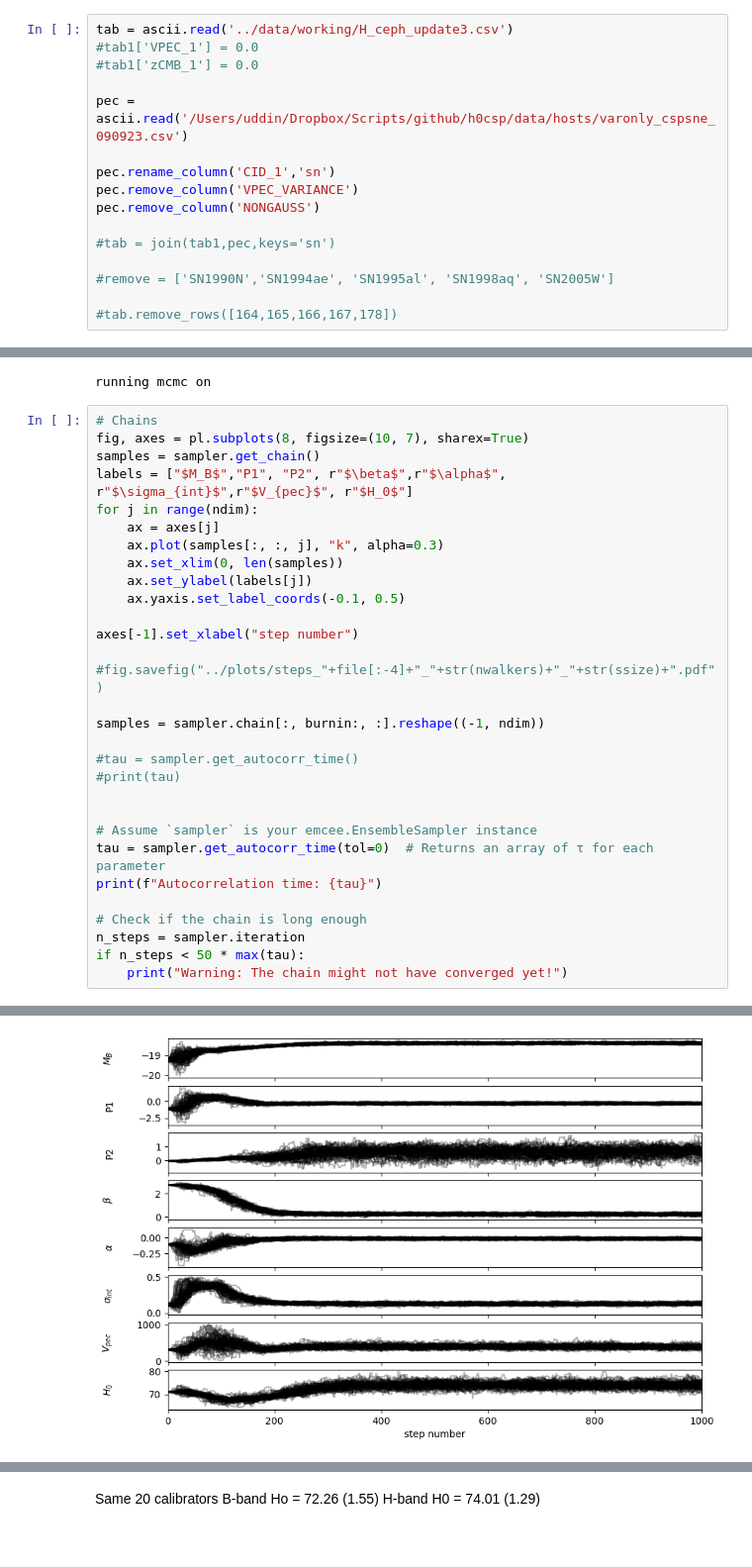
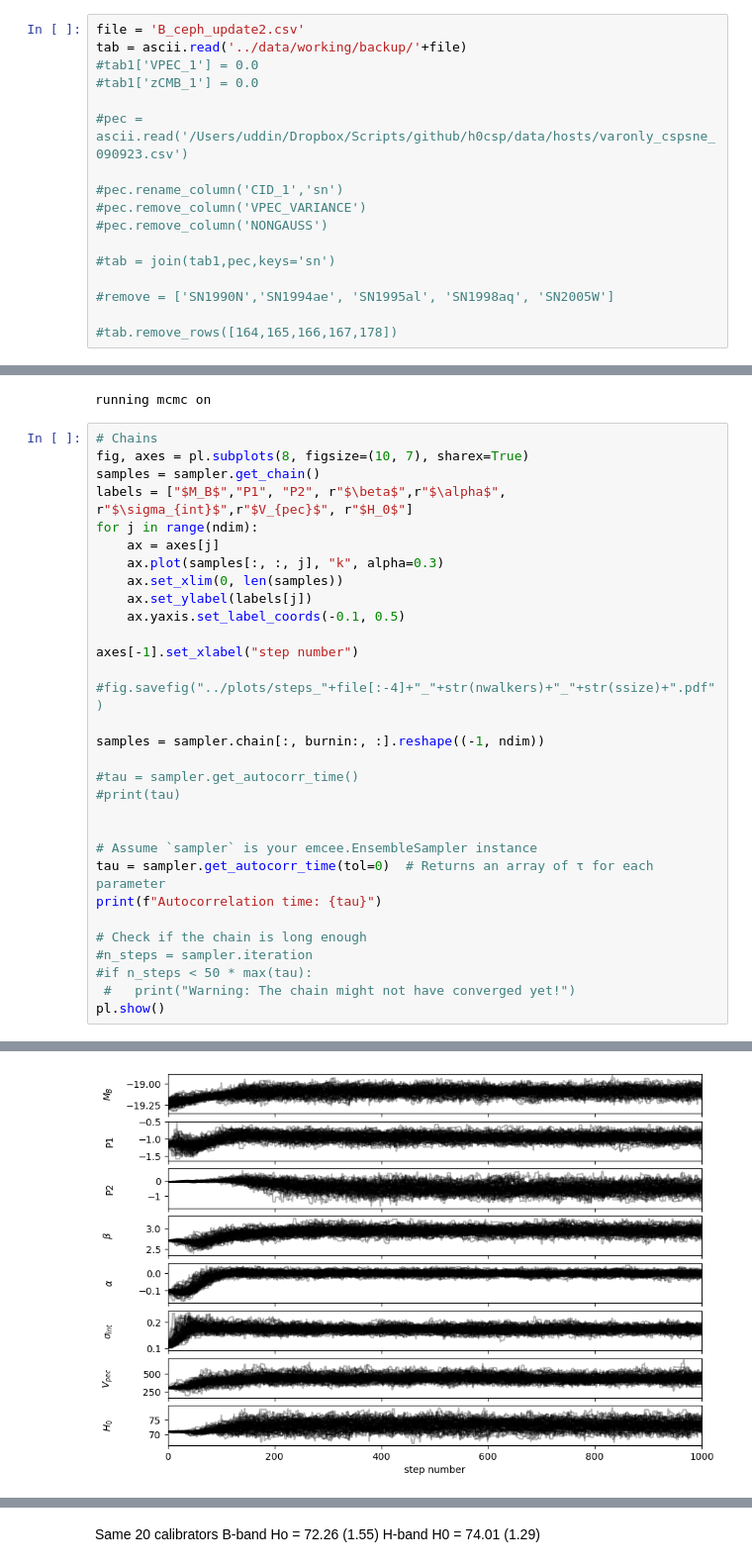
Before and after one commit to syeduddin/h0csp, a Jupyter notebook: scripts/H0CSP.ipynb, the cells around one changed output, grey strips where cells are left out. Shown at 99% size. Drawn from its saved outputs; the diff is of its cells as text.

```diff
--- a/scripts/H0CSP.ipynb
+++ b/scripts/H0CSP.ipynb
@@ -30,15 +31,16 @@ np.bool = bool    #module 'numpy' has no attribute 'bool'
 # %% [markdown]
 Read files containing calibrators and distant SNe Ia. All files are at ../data/working/ directory
 # %%
-tab = ascii.read('../data/working/H_ceph_update3.csv')
+file = 'B_ceph_update2.csv'
+tab = ascii.read('../data/working/backup/'+file)
 #tab1['VPEC_1'] = 0.0
 #tab1['zCMB_1'] = 0.0
 
-pec = ascii.read('/Users/uddin/Dropbox/Scripts/github/h0csp/data/hosts/varonly_cspsne_090923.csv')
+#pec = ascii.read('/Users/uddin/Dropbox/Scripts/github/h0csp/data/hosts/varonly_cspsne_090923.csv')
 
-pec.rename_column('CID_1','sn')
-pec.remove_column('VPEC_VARIANCE')
-pec.remove_column('NONGAUSS')
+#pec.rename_column('CID_1','sn')
+#pec.remove_column('VPEC_VARIANCE')
+#pec.remove_column('NONGAUSS')
 
 #tab = join(tab1,pec,keys='sn')
 
@@ -226,7 +229,8 @@ tau = sampler.get_autocorr_time(tol=0)  # Returns an array of τ for each parame
 print(f"Autocorrelation time: {tau}")
 
 # Check if the chain is long enough
-n_steps = sampler.iteration
-if n_steps < 50 * max(tau):
-    print("Warning: The chain might not have converged yet!")
+#n_steps = sampler.iteration
+#if n_steps < 50 * max(tau):
+ #   print("Warning: The chain might not have converged yet!")
+pl.show()
 # %% [output]
@@ -236,4 +239,4 @@ Warning: The chain might not have converged yet!
-[figure, old version]
+[figure, new version]
 # %%
 # Printing results
 p0_mcmc,p1_mcmc,p2_mcmc,rv_mcmc,alpha_mcmc,sig_mcmc,vel_mcmc, H0_mcmc = map(lambda v: (v[1], v[2]-v[1], v[1]-v[0]),
```
Also changed, not shown: parts of 9 cells of this notebook, 14 other files.
